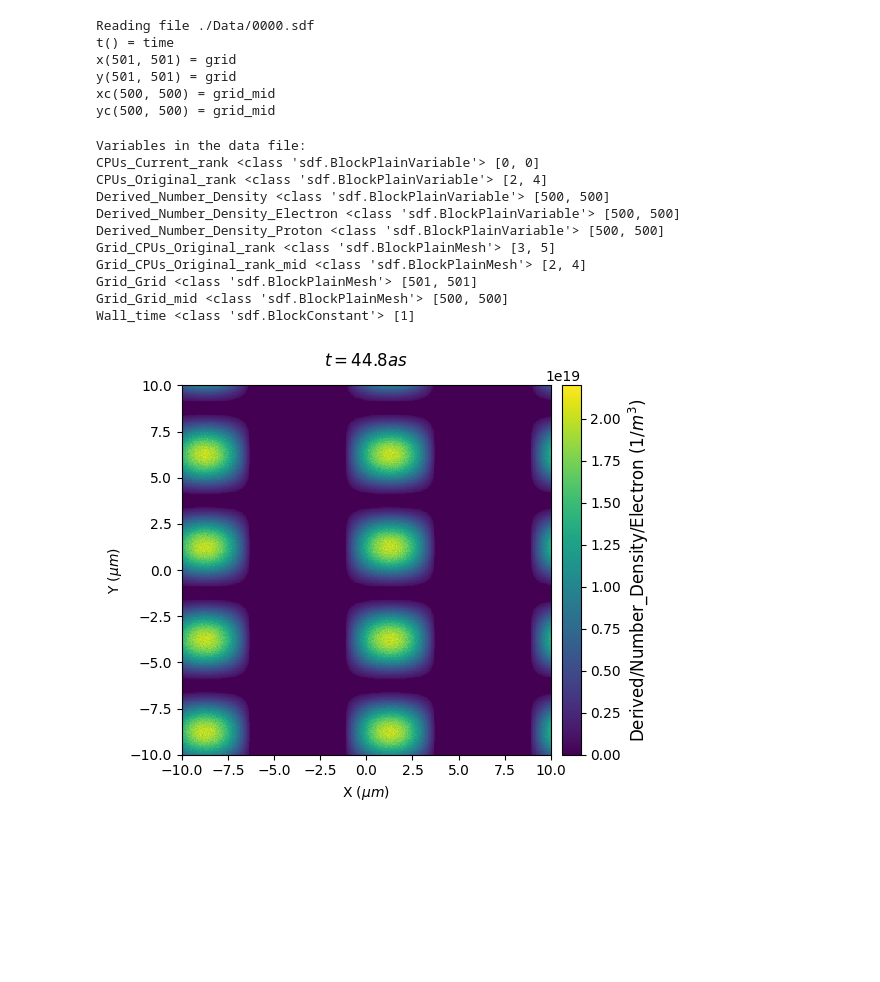
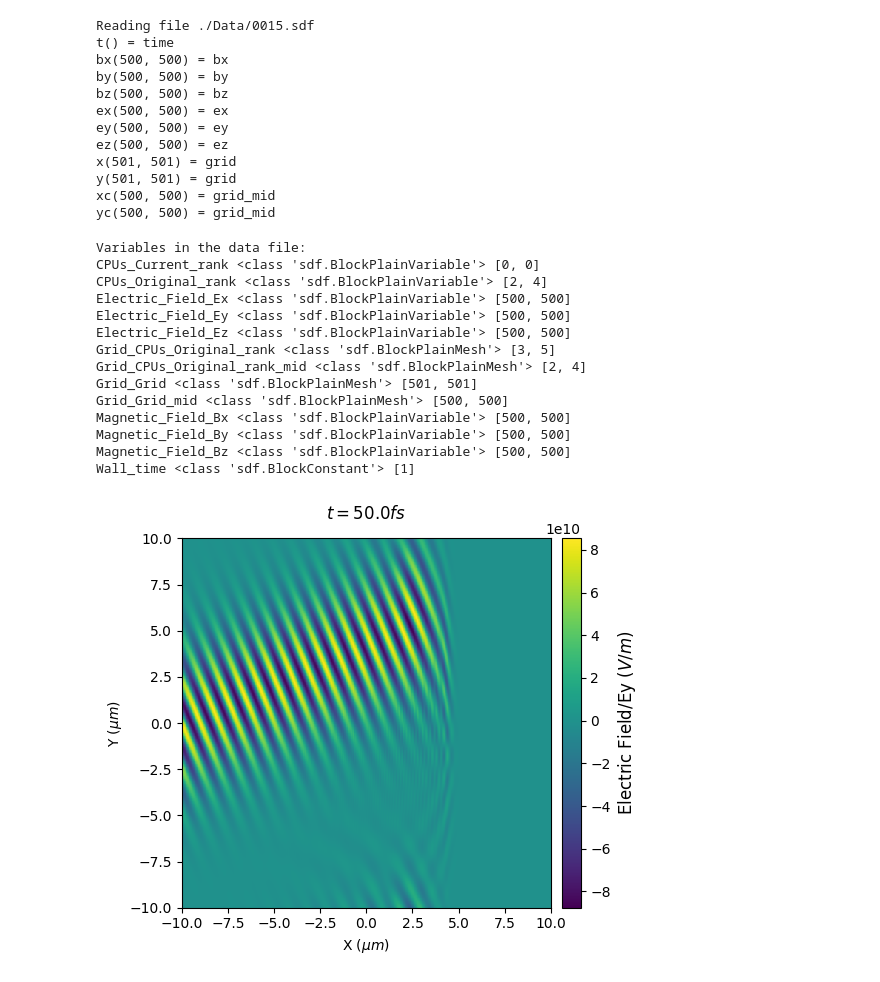
Before and after one commit to ymphys/epoch, a Jupyter notebook: epoch2d/visualize.ipynb, the cells around one changed output. Cells and saved outputs as stored; diff of their text form; code cells hidden in the pictures; blank space fills up the shorter version.

```diff
--- a/epoch2d/visualize.ipynb
+++ b/epoch2d/visualize.ipynb
@@ -6,10 +6,16 @@ import numpy as np
 import matplotlib.pyplot as plt
 # %%
 # load data
-data = sh.getdata('./Data/0000.sdf')
+data = sh.getdata('./Data/0015.sdf')
 # %% [output]
-Reading file ./Data/0000.sdf
+Reading file ./Data/0015.sdf
 t() = time
+bx(500, 500) = bx
+by(500, 500) = by
+bz(500, 500) = bz
+ex(500, 500) = ex
+ey(500, 500) = ey
+ez(500, 500) = ez
 x(501, 501) = grid
 y(501, 501) = grid
 xc(500, 500) = grid_mid
@@ -22,17 +28,20 @@ sh.list_variables(data)
 Variables in the data file:
 CPUs_Current_rank <class 'sdf.BlockPlainVariable'> [0, 0]
 CPUs_Original_rank <class 'sdf.BlockPlainVariable'> [2, 4]
-Derived_Number_Density <class 'sdf.BlockPlainVariable'> [500, 500]
-Derived_Number_Density_Electron <class 'sdf.BlockPlainVariable'> [500, 500]
-Derived_Number_Density_Proton <class 'sdf.BlockPlainVariable'> [500, 500]
+Electric_Field_Ex <class 'sdf.BlockPlainVariable'> [500, 500]
+Electric_Field_Ey <class 'sdf.BlockPlainVariable'> [500, 500]
+Electric_Field_Ez <class 'sdf.BlockPlainVariable'> [500, 500]
 Grid_CPUs_Original_rank <class 'sdf.BlockPlainMesh'> [3, 5]
 Grid_CPUs_Original_rank_mid <class 'sdf.BlockPlainMesh'> [2, 4]
 Grid_Grid <class 'sdf.BlockPlainMesh'> [501, 501]
 Grid_Grid_mid <class 'sdf.BlockPlainMesh'> [500, 500]
+Magnetic_Field_Bx <class 'sdf.BlockPlainVariable'> [500, 500]
+Magnetic_Field_By <class 'sdf.BlockPlainVariable'> [500, 500]
+Magnetic_Field_Bz <class 'sdf.BlockPlainVariable'> [500, 500]
 Wall_time <class 'sdf.BlockConstant'> [1]
 # %%
 # plot the data
 plt.ion()
-sh.plot_auto(data.Derived_Number_Density_Electron)
+sh.plot_auto(data.Electric_Field_Ey)
 # %% [output]
-[figure, old version]
+[figure, new version]
```
Also changed, not shown: parts of 1 cell of this notebook, 5 other files.
